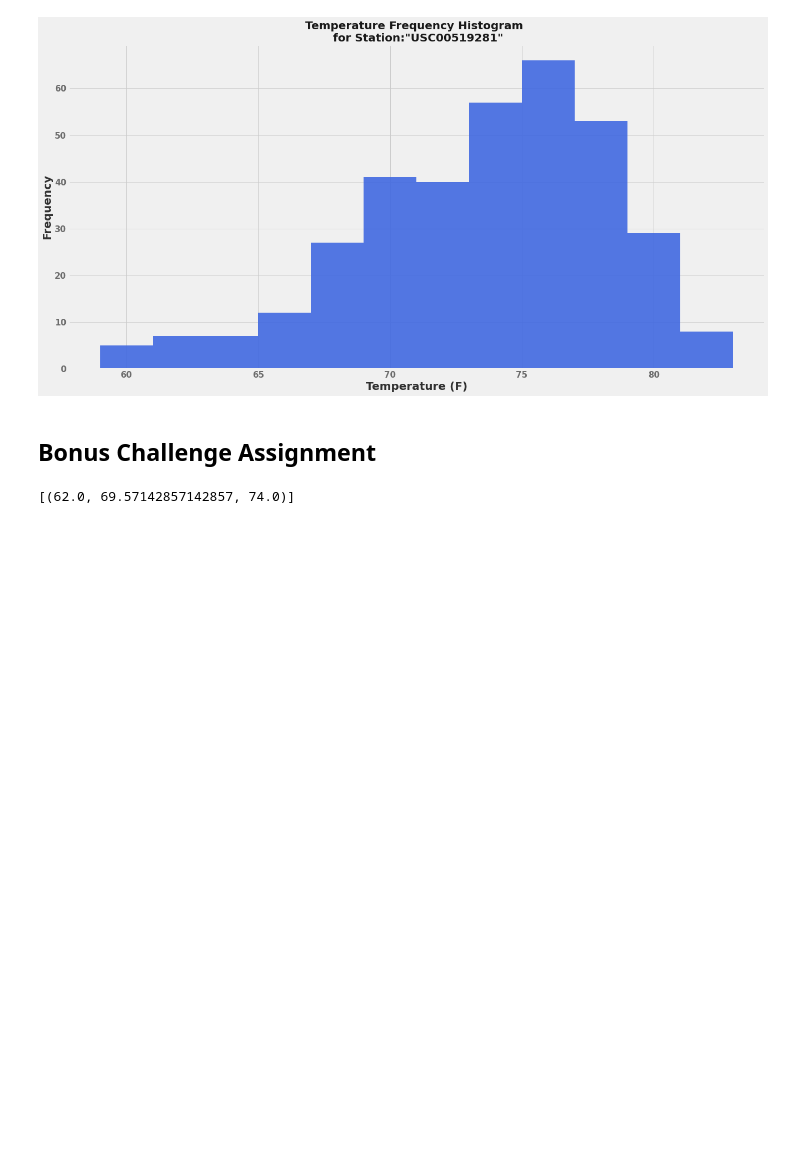
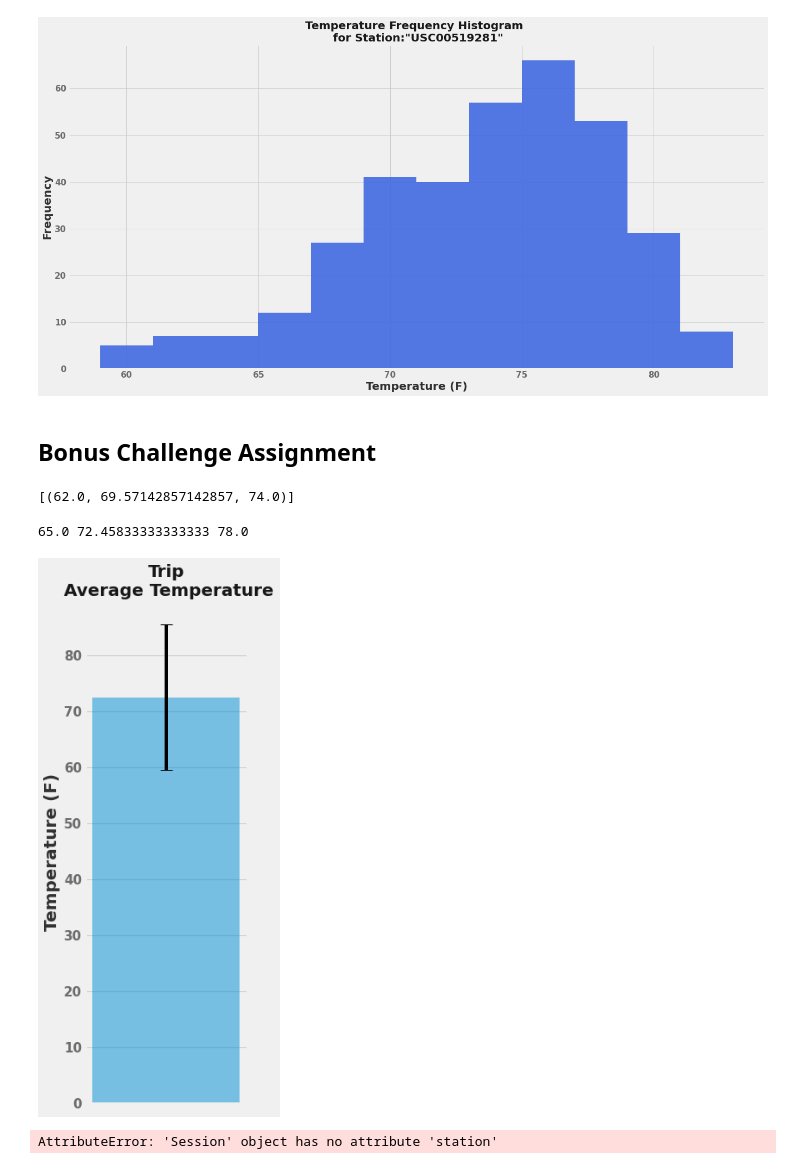
Before and after one commit to michellebannon/sqlalchemy-challenge, a Jupyter notebook: climate_starter.ipynb, the cells around one changed output. Cells and saved outputs as stored; diff of their text form; code cells hidden in the pictures; blank space fills up the shorter version.

Commit message:
finsihed charts need clean up still

```diff
--- a/climate_starter.ipynb
+++ b/climate_starter.ipynb
@@ -247,4 +241,18 @@ print(calc_temps('2012-02-28', '2012-03-05'))
 [(62.0, 69.57142857142857, 74.0)]
 # %%
 # Use your previous function `calc_temps` to calculate the tmin, tavg, and tmax
+vac_start_date = "2016-12-20"
+vac_end_date = "2016-12-30"
+
 # for your trip using the previous year's data for those same dates.
+vac_startprev_date = "2016-12-20"
+vac_endprev_date = "2016-12-30"
+
+# Max, min and average calculation
+min_vacation_temp = calc_temps(vac_startprev_date, vac_endprev_date)[0][0]
+avg_vacation_temp = calc_temps(vac_startprev_date, vac_endprev_date)[0][1]
+max_vacation_temp = calc_temps(vac_startprev_date, vac_endprev_date)[0][2]
+
+print(min_vacation_temp, avg_vacation_temp, max_vacation_temp)
+# %% [output]
+65.0 72.45833333333333 78.0
@@ -256,6 +259,56 @@ print(calc_temps('2012-02-28', '2012-03-05'))
+# %%
+# Plot the results from your previous query as a bar chart.
+error_prev_year = max_vacation_temp-min_vacation_temp
+
+# Use "Trip Avg Temp" as your Title
+
+# Use the average temperature for the y value
+
+# Use the peak-to-peak (tmax-tmin) value as the y error bar (yerr)
+
+
+# Resize Plot
+plt.figure(figsize=[3,10]);
+
+# Define Bar and Error paramaters
+plt.bar(1, avg_vacation_temp, yerr=error_prev_year, align='center', alpha=0.5,
+        ecolor='black', capsize=7)
+
+# Labeling, tickers and grids
+
+plt.ylabel('Temperature (F)',fontweight="bold", alpha=0.8, fontsize=20);
+plt.xticks(fontsize=15, fontweight="bold", alpha=0.55);
+plt.yticks(fontsize=15, fontweight="bold", alpha=0.55);
+plt.title('Trip\n Average Temperature',
+          fontweight="bold", alpha=0.9, fontsize=20);
+plt.grid(b=None, which='major', axis='x')
+
+plt.tick_params(
+    axis='x',          # changes apply to the x-axis
+    which='both',      # both major and minor ticks are affected
+    bottom=False,      # ticks along the bottom edge are off
+    top=False,         # ticks along the top edge are off
+    labelbottom=False) # labels along the bottom edge are off
+
+# Save Plot
+plt.savefig("Output/Fig 3. Barchart - Trip Average Temperature" +'.png',bbox_inches='tight');
+
+#Show the Plot
+plt.show();
+# %% [output]
+[figure, added]
 # %%
 # Calculate the total amount of rainfall per weather station for your trip dates using the previous year's matching dates.
+session.query(Station.station, Station.name, Station.latitude, Station.longitude, Station.elevation).\
+   filter(Station.station == Measurement.station).\
+       filter(Measurement.date >= '2016-12-20').filter(Measurement.date <= '2016-12-30').\
+           group_by(Measurement.station).order_by(Measurement.prcp.desc()).all()
+
+
+
 # Sort this in descending order by precipitation amount and list the station, name, latitude, longitude, and elevation
+# %% [output]
+AttributeError: 'Session' object has no attribute 'station'
 # %%
 # Create a query that will calculate the daily normals
 # (i.e. the averages for tmin, tmax, and tavg for all historic data matching a specific month and day)
```
Also changed, not shown: parts of 2 cells of this notebook, 1 other file.
